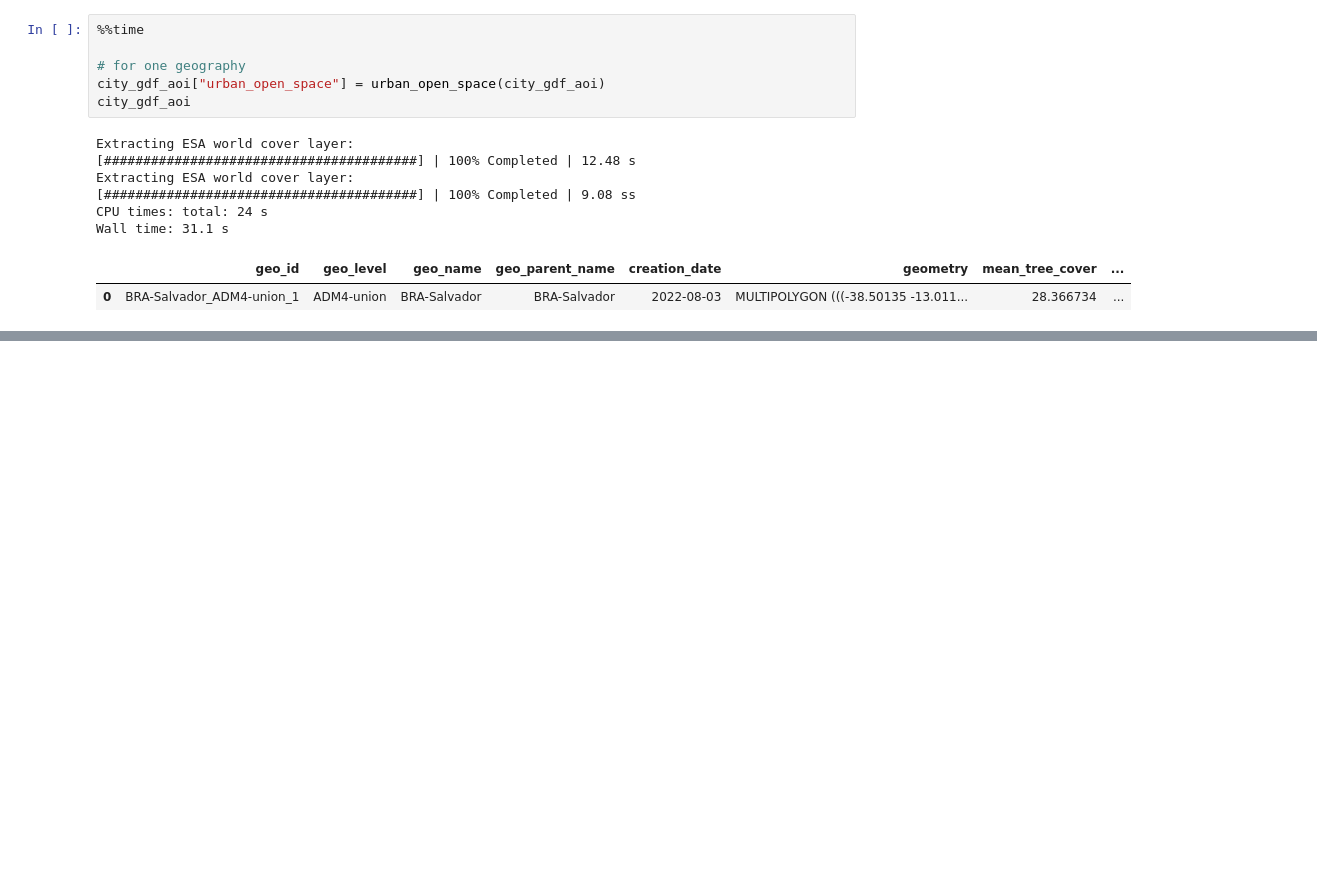
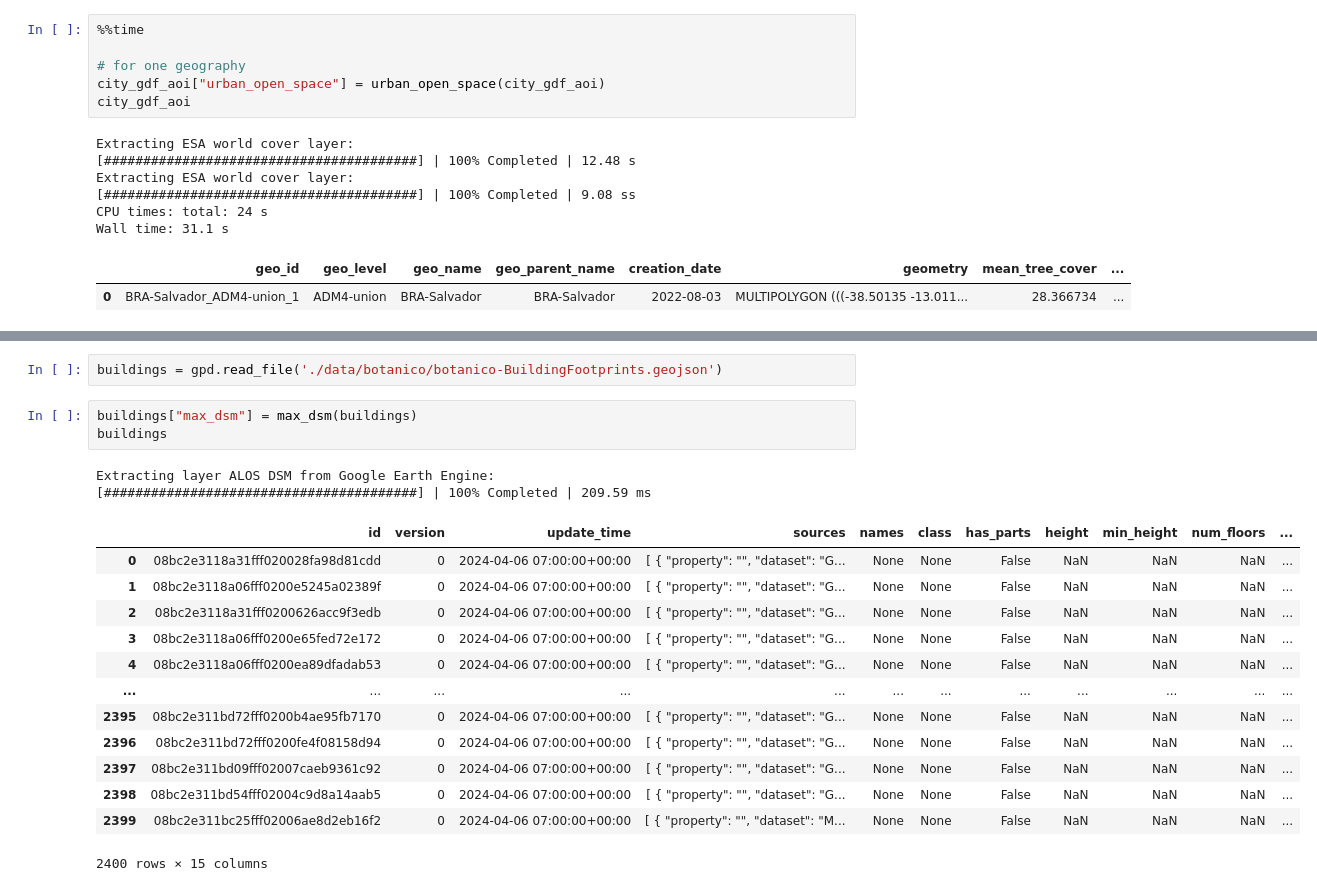
Before and after one commit to wri/cities-cif, a Jupyter notebook: notebooks/tutorial/compute indicators.ipynb, the cells around one changed output, grey strips where cells are left out. Cells and saved outputs as stored; diff of their text form; blank space fills up the shorter version.

```diff
--- a/notebooks/tutorial/compute indicators.ipynb
+++ b/notebooks/tutorial/compute indicators.ipynb
@@ -208,0 +215,21 @@ Wall time: 31.1 s
+# %%
+buildings = gpd.read_file('./data/botanico/botanico-BuildingFootprints.geojson')
+# %%
+buildings["max_dsm"] = max_dsm(buildings)
+buildings
+# %% [output]
+Extracting layer ALOS DSM from Google Earth Engine:
+[########################################] | 100% Completed | 209.59 ms
+|  | id | version | update_time | sources | names | class | has_parts | height | min_height | num_floors | ... |
+| 0 | 08bc2e3118a31fff020028fa98d81cdd | 0 | 2024-04-06 07:00:00+00:00 | [ { "property": "", "dataset": "G... | None | None | False | NaN | NaN | NaN | ... |
+| 1 | 08bc2e3118a06fff0200e5245a02389f | 0 | 2024-04-06 07:00:00+00:00 | [ { "property": "", "dataset": "G... | None | None | False | NaN | NaN | NaN | ... |
+| 2 | 08bc2e3118a31fff0200626acc9f3edb | 0 | 2024-04-06 07:00:00+00:00 | [ { "property": "", "dataset": "G... | None | None | False | NaN | NaN | NaN | ... |
+| 3 | 08bc2e3118a06fff0200e65fed72e172 | 0 | 2024-04-06 07:00:00+00:00 | [ { "property": "", "dataset": "G... | None | None | False | NaN | NaN | NaN | ... |
+| 4 | 08bc2e3118a06fff0200ea89dfadab53 | 0 | 2024-04-06 07:00:00+00:00 | [ { "property": "", "dataset": "G... | None | None | False | NaN | NaN | NaN | ... |
+| ... | ... | ... | ... | ... | ... | ... | ... | ... | ... | ... | ... |
+| 2395 | 08bc2e311bd72fff0200b4ae95fb7170 | 0 | 2024-04-06 07:00:00+00:00 | [ { "property": "", "dataset": "G... | None | None | False | NaN | NaN | NaN | ... |
+| 2396 | 08bc2e311bd72fff0200fe4f08158d94 | 0 | 2024-04-06 07:00:00+00:00 | [ { "property": "", "dataset": "G... | None | None | False | NaN | NaN | NaN | ... |
+| 2397 | 08bc2e311bd09fff02007caeb9361c92 | 0 | 2024-04-06 07:00:00+00:00 | [ { "property": "", "dataset": "G... | None | None | False | NaN | NaN | NaN | ... |
+| 2398 | 08bc2e311bd54fff02004c9d8a14aab5 | 0 | 2024-04-06 07:00:00+00:00 | [ { "property": "", "dataset": "G... | None | None | False | NaN | NaN | NaN | ... |
+| 2399 | 08bc2e311bc25fff02006ae8d2eb16f2 | 0 | 2024-04-06 07:00:00+00:00 | [ { "property": "", "dataset": "M... | None | None | False | NaN | NaN | NaN | ... |
+2400 rows × 15 columns
```
Also changed, not shown: parts of 2 cells of this notebook, 4 other files.
